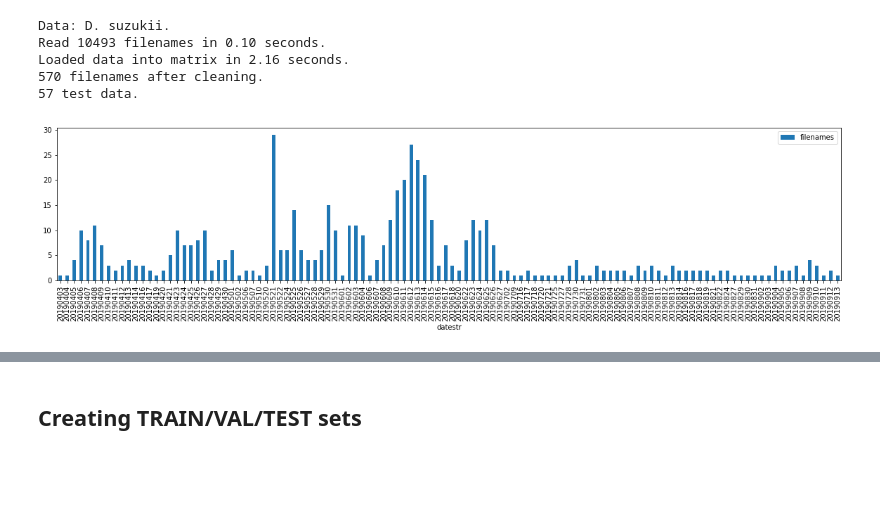
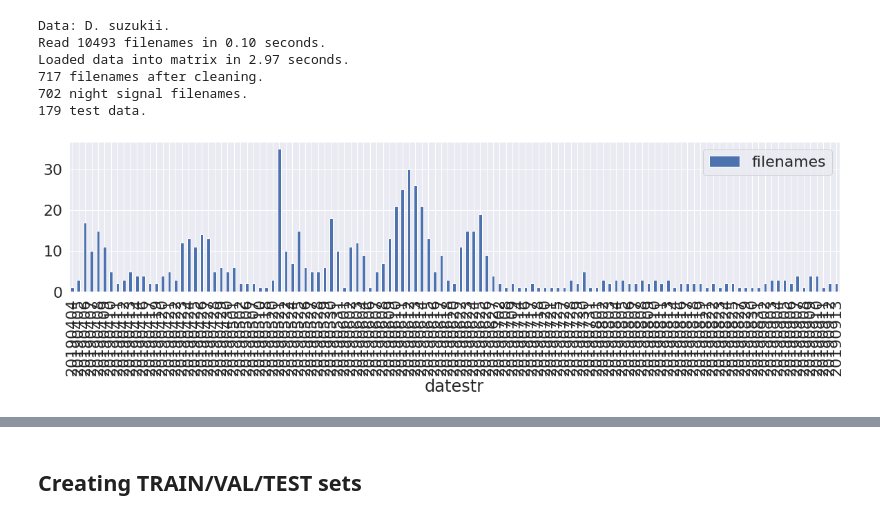
Before and after one commit to kalfasyan/wingbeat_frequencies, a Jupyter notebook: Jupyter_Notebooks/Improved_val_ML_flies.ipynb, the cells around one changed output, grey strips where cells are left out. Saved outputs shown, nothing was run; the diff lists cells and outputs as text; code cells hidden in the pictures; blank space fills up the shorter version.

```diff
--- a/Jupyter_Notebooks/Improved_val_ML_flies.ipynb
+++ b/Jupyter_Notebooks/Improved_val_ML_flies.ipynb
@@ -57,15 +61,18 @@ Loaded data into matrix in 1.54 seconds.
 # %%
 data4 = Dataset('Pcfruit')
 data4.read(data=data4.target_classes[1], setting='psd_dB')
-data4.clean(threshold=10)
-inds_4 = test_inds(data4, dates=test_days(data4)[0], plot=True);
+data4.clean(threshold=10, threshold_interf=40)
+data4.get_sensor_features()
+data4.get_night_signals()
+inds_4 = test_inds(data4, dates=test_days(data4, pct=0.25)[1], plot=True);
 # %% [output]
 Data: D. suzukii.
 Read 10493 filenames in 0.10 seconds.
-Loaded data into matrix in 2.16 seconds.
-570 filenames after cleaning.
-57 test data.
+Loaded data into matrix in 2.97 seconds.
+717 filenames after cleaning.
+702 night signal filenames.
+179 test data.
-[figure, old version]
+[figure, new version]
 # %%
 np_hist(data1.df_features, 'temperature')
 # %% [output]
```
Also changed, not shown: parts of 14 cells of this notebook, 6 other files.
